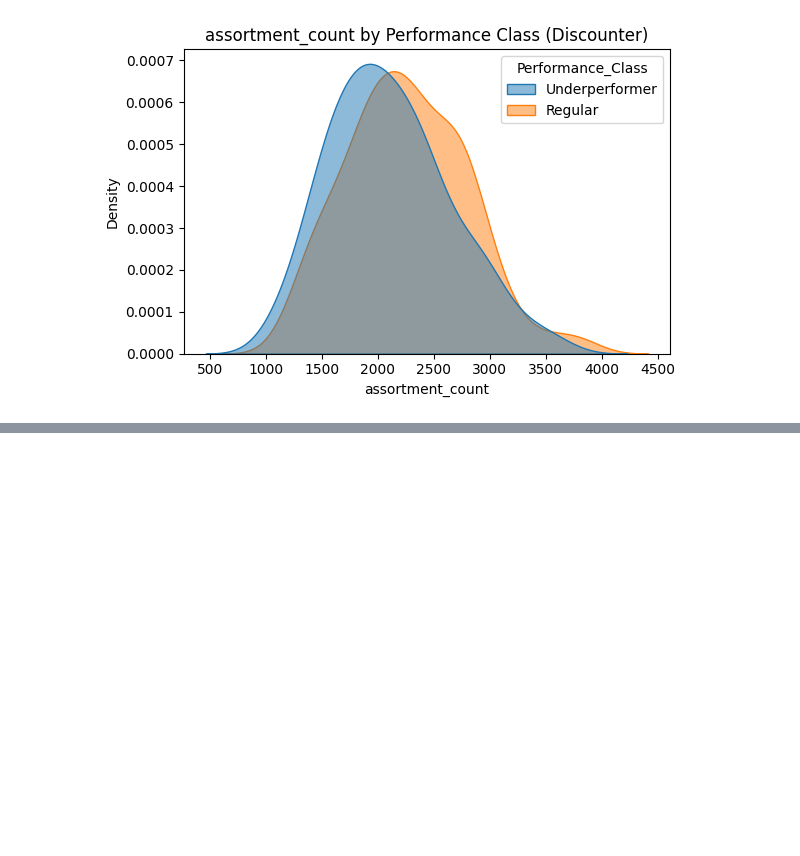
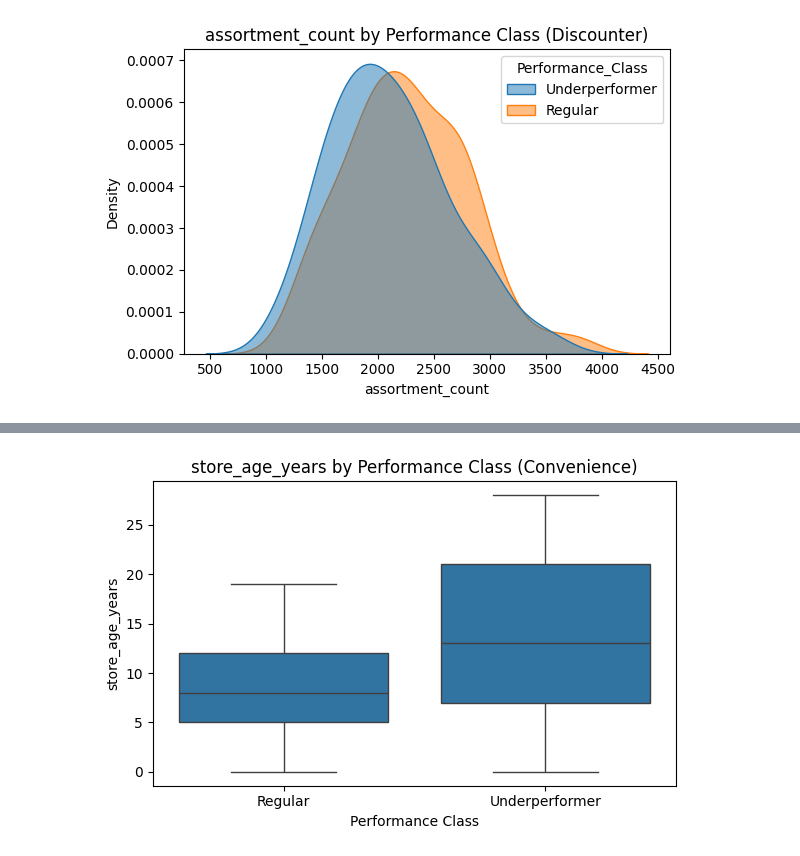
Before and after one commit to FjodorGit/stratathon, a Jupyter notebook: Colab Notebooks/Team 2/Analytics_Task_Team2.ipynb, the cells around one changed output, grey strips where cells are left out. Drawn from its saved outputs; the diff is of its cells as text; code cells hidden in the pictures; blank space fills up the shorter version.

Commit message:
added box plots

```diff
--- a/Colab Notebooks/Team 2/Analytics_Task_Team2.ipynb
+++ b/Colab Notebooks/Team 2/Analytics_Task_Team2.ipynb
@@ -960,3 +985,90 @@ Store Format: Discounter - Significant features: ['store_area_sqm', 'staff_count
 [figure]
 [figure]
 [figure]
+# %%
+import pandas as pd
+import numpy as np
+from scipy.stats import ttest_ind
+import matplotlib.pyplot as plt
+import seaborn as sns
+
+# Build combined_test from the original unscaled test features.
+# X_test (unscaled) is assumed to be available from preprocessing.
+combined_test = X_test.copy()
+combined_test['store_id'] = store_ids_test.values
+combined_test = combined_test.merge(
+    performance_rf_info[['store_id', 'Performance_Class', 'store_format']],
+    on='store_id',
+    how='left'
+)
+print("Combined test data (unscaled) preview:")
+print(combined_test.head())
+
+# Identify numeric features for t-test analysis (exclude id and categorical columns).
+exclude_cols = ['store_id', 'Performance_Class', 'store_format']
+all_features = [col for col in combined_test.columns
+                if col not in exclude_cols and np.issubdtype(combined_test[col].dtype, np.number)]
+
+# Run Welch's t-tests comparing Underperformers vs. Regular by store_format.
+results = {}
+for fmt in combined_test['store_format'].unique():
+    subset = combined_test[combined_test['store_format'] == fmt].copy()
+    group_under = subset[subset['Performance_Class'] == 'Underperformer']
+    group_reg = subset[subset['Performance_Class'] == 'Regular']
+    test_results = []
+    for feature in all_features:
+        if len(group_under) > 1 and len(group_reg) > 1:
+            t_stat, p_value = ttest_ind(group_under[feature], group_reg[feature], equal_var=False)
+            mean_diff = group_under[feature].mean() - group_reg[feature].mean()
+            test_results.append({
+                'Feature': feature,
+                'T-Statistic': t_stat,
+                'P-Value': p_value,
+                'Underperformer_Mean': group_under[feature].mean(),
+                'Regular_Mean': group_reg[feature].mean(),
+                'Mean_Difference': mean_diff
+            })
+    results_df = pd.DataFrame(test_results).sort_values(by='P-Value')
+    results[fmt] = results_df
+    print(f"\nStore Format: {fmt}")
+    print(results_df.head())
+
+# Combine t-test results for preview.
+combined_results = []
+for fmt, df_res in results.items():
+    df_res = df_res.copy()
+    df_res['store_format'] = fmt
+    combined_results.append(df_res)
+combined_results_df = pd.concat(combined_results, ignore_index=True)
+print("\nCombined T-Test Results by Store Format (preview):")
+print(combined_results_df.sort_values(['store_format', 'P-Value']).head(10))
+
+# Identify significant features (p < 0.05), excluding state and store format dummies.
+significance_threshold = 0.05
+signif_features_by_format = {}
+for fmt in combined_test['store_format'].unique():
+    subset_res = combined_results_df[
+        (combined_results_df['store_format'] == fmt) &
+        (combined_results_df['P-Value'] < significance_threshold)
+    ]
+    features = subset_res['Feature'].unique()
+    features = [feat for feat in features
+                if not (feat.startswith("federal_state_") or feat.startswith("store_format_"))]
+    signif_features_by_format[fmt] = features
+
+# Generate box plots for each significant feature using unscaled data.
+for fmt, features in signif_features_by_format.items():
+    if len(features) == 0:
+        print(f"No significant features for store format '{fmt}'.")
+        continue
+    print(f"\nStore Format: {fmt} - Significant features: {features}")
+    subset_data = combined_test[combined_test['store_format'] == fmt]
+    for feat in features:
+        plt.figure(figsize=(6, 4))
+        sns.boxplot(x='Performance_Class', y=feat, data=subset_data)
+        plt.title(f"{feat} by Performance Class ({fmt})")
+        plt.xlabel("Performance Class")
+        plt.ylabel(feat)
+        plt.tight_layout()
+        plt.show()
+# %% [output]
@@ -962,0 +1092 @@ Store Format: Discounter - Significant features: ['store_area_sqm', 'staff_count
+[figure, added]
```
Also changed, not shown: parts of 2 cells of this notebook.
